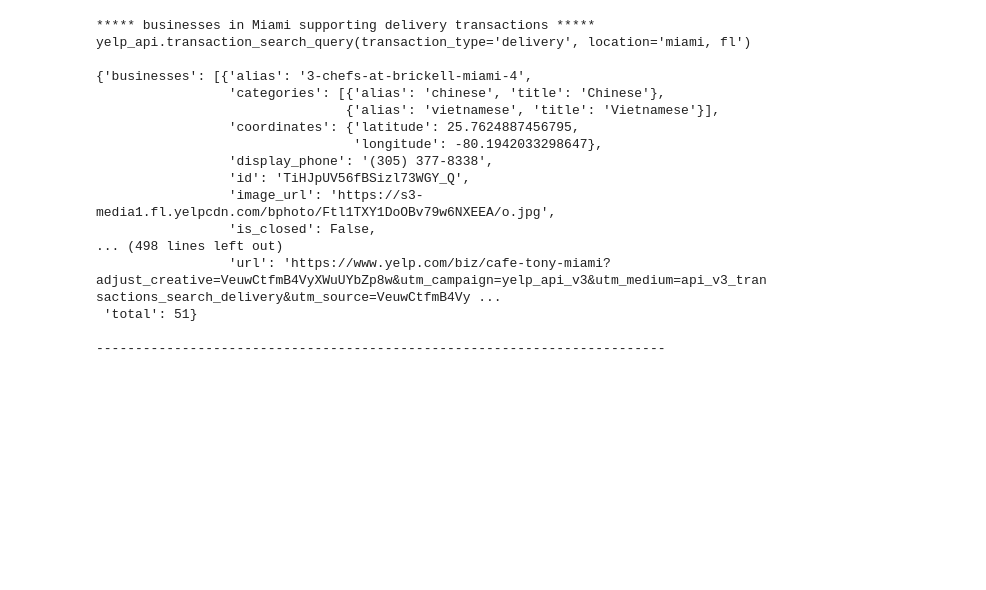
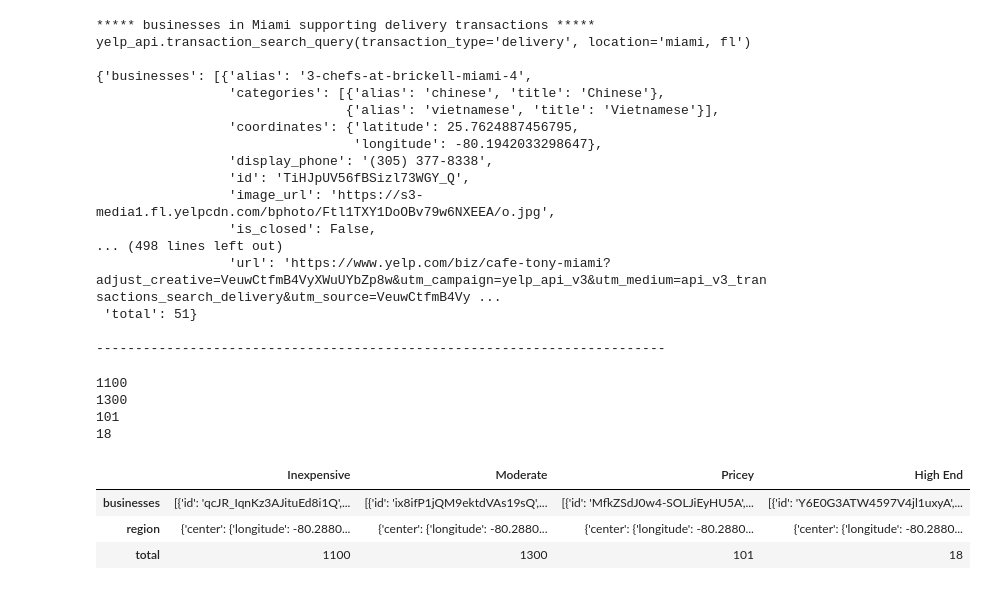
Before and after one commit to carolynew/Project-1-for-BootCamp, a Jupyter notebook: devins_folder/Take2.ipynb, the cells around one changed output. Saved outputs shown, nothing was run; the diff lists cells and outputs as text; code cells hidden in the pictures; blank space fills up the shorter version.

```diff
--- a/devins_folder/Take2.ipynb
+++ b/devins_folder/Take2.ipynb
@@ -246,0 +273,24 @@ yelp_api.transaction_search_query(transaction_type='delivery', location='miami,
+# %%
+pprint(miami_search_1_results['total'])
+pprint(miami_search_2_results['total'])
+pprint(miami_search_3_results['total'])
+pprint(miami_search_4_results['total'])
+# %% [output]
+1100
+1300
+101
+18
+# %%
+price_point_dict= ({"Inexpensive": miami_search_1_results,
+                "Moderate": miami_search_2_results,
+                "Pricey": miami_search_3_results,
+                "High End": miami_search_4_results
+})
+
+price_data = pd.DataFrame(price_point_dict)
+price_data
+# %% [output]
+|  | Inexpensive | Moderate | Pricey | High End |
+| businesses | [{'id': 'qcJR_IqnKz3AJituEd8i1Q',... | [{'id': 'ix8ifP1jQM9ektdVAs19sQ',... | [{'id': 'MfkZSdJ0w4-SOLJiEyHU5A',... | [{'id': 'Y6E0G3ATW4597V4jl1uxyA',... |
+| region | {'center': {'longitude': -80.2880... | {'center': {'longitude': -80.2880... | {'center': {'longitude': -80.2880... | {'center': {'longitude': -80.2880... |
+| total | 1100 | 1300 | 101 | 18 |
```
Also changed, not shown: parts of 9 cells of this notebook, 3 other files.
